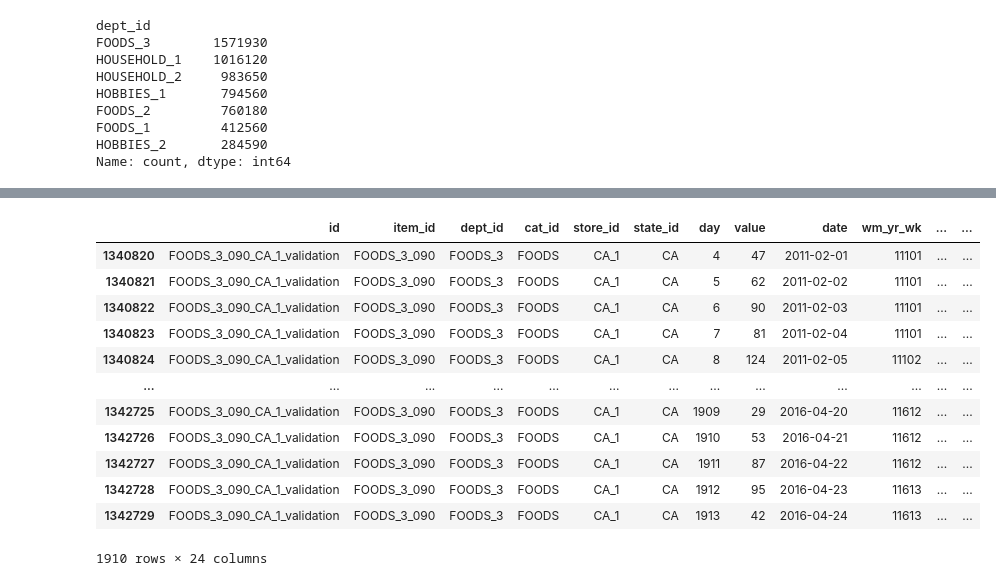
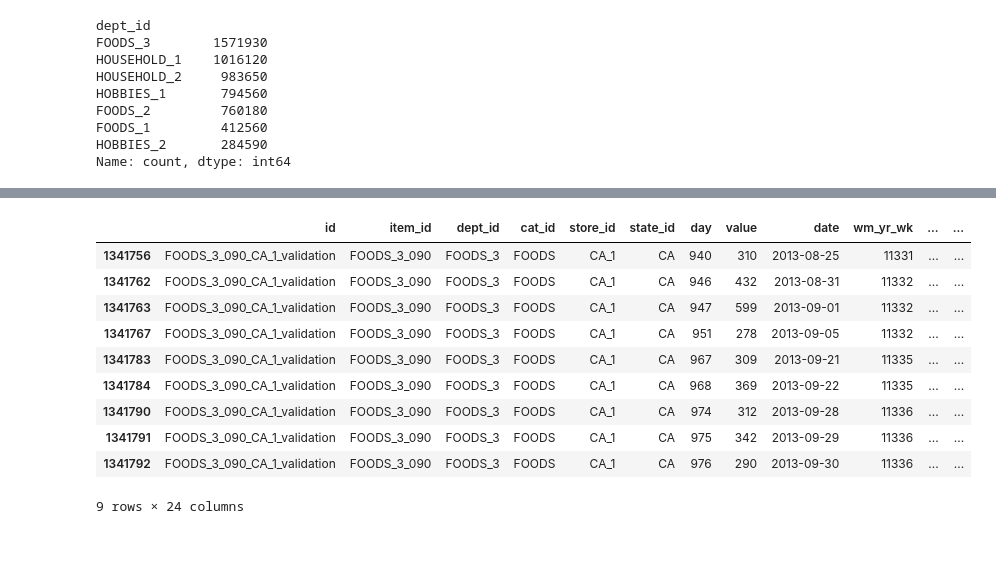
Before and after one commit to klissiadev/gestock, a Jupyter notebook: Anomaly Detection/Anomaly Detection/AnomalyDetection.ipynb, the cells around one changed output, grey strips where cells are left out. Cells and saved outputs as stored; diff of their text form; code cells hidden in the pictures; blank space fills up the shorter version.

```diff
--- a/Anomaly Detection/Anomaly Detection/AnomalyDetection.ipynb
+++ b/Anomaly Detection/Anomaly Detection/AnomalyDetection.ipynb
@@ -340,14 +306,47 @@ movimentacaoLojaCA_1 = movimentacaoLojaCA_1.dropna(subset=['lag_3'])
 # %%
+#  Isolation Forest para detectar anomalias por produto. Pode demorar de 10 a 20 minutos.
+
+"""
+Observações: é possível que apareçam os seguintes erros:
+
+RuntimeWarning: divide by zero encountered in scalar divide
+  return (normal_density.mean() - anomaly_density.mean()) / normal_density.std()
+
+Isso não é problema nos algoritmos das métricas, mas trata-se especificamente do comportamento dos dados de alguns produtos,
+que não possui variação forte no preço nem em venda (desvio padrão muito baixo ou nulo), o que ocasiona a "divisão por zero".
+"""
+
 results = []
+metrics = []
+
 for item_id, group in movimentacaoLojaCA_1.groupby('item_id'):
-    X = group.copy()[feature_cols]
+    X = group[feature_cols]
 
-    scaler = RobustScaler() #  Normalizar dados para reduzir impacto de outliers
+    scaler = RobustScaler()
     X_scaled = scaler.fit_transform(X)
-    model = IsolationForest(n_estimators=300, contamination=0.005, random_state=42, n_jobs=-1)
+
+    model = IsolationForest(
+        n_estimators=100,
+        contamination=0.01,
+        random_state=42,
+        n_jobs=-1
+    )
     model.fit(X_scaled)
 
     group['anomaly_score'] = model.decision_function(X_scaled)
     group['anomaly'] = model.predict(X_scaled)
+
+    loc = local_outlier_consistency(X_scaled, group['anomaly'].values, k=10)
+    sep = anomaly_separation_score(X_scaled, group['anomaly'].values, k=10)
+
+    metrics.append({
+        'item_id': item_id,
+        'LOC': loc,
+        'Anomaly_Separation': sep
+    })
+
     results.append(group)
+
+metrics_df = pd.DataFrame(metrics) #  Salvar métricas calculadas em um dataframe separado para consulta futura.
+metrics_df = metrics_df.set_index('item_id')
 # %%
@@ -355,3 +354,4 @@ pd.concat(results).to_csv('../Data/movimentacaoLojaCA_1_anomalies.csv')
 # %%
-movimentacaoLojaCA_1 = pd.read_csv('../Data/movimentacaoLojaCA_1_anomalies.csv').drop(columns='Unnamed: 0')
+#movimentacaoLojaCA_1 = pd.read_csv('../Data/movimentacaoLojaCA_1_anomalies.csv').drop(columns='Unnamed: 0') #  Recuperar o dataset de onde parou.
+movimentacaoLojaCA_1 = pd.concat(results)
 movimentacaoLojaCA_1['date'] = pd.to_datetime(movimentacaoLojaCA_1['date'])
@@ -448,16 +474,14 @@ plot_item_anomalies(
 # %%
-movimentacaoLojaCA_1[(movimentacaoLojaCA_1['sell_price']>=1.0) & (movimentacaoLojaCA_1['item_id']=='FOODS_3_090')]
+movimentacaoLojaCA_1[(movimentacaoLojaCA_1['anomaly']==-1) & (movimentacaoLojaCA_1['item_id']=='FOODS_3_090')]
 # %% [output]
 |  | id | item_id | dept_id | cat_id | store_id | state_id | day | value | date | wm_yr_wk | ... | ... |
-| 1340820 | FOODS_3_090_CA_1_validation | FOODS_3_090 | FOODS_3 | FOODS | CA_1 | CA | 4 | 47 | 2011-02-01 | 11101 | ... | ... |
-| 1340821 | FOODS_3_090_CA_1_validation | FOODS_3_090 | FOODS_3 | FOODS | CA_1 | CA | 5 | 62 | 2011-02-02 | 11101 | ... | ... |
-| 1340822 | FOODS_3_090_CA_1_validation | FOODS_3_090 | FOODS_3 | FOODS | CA_1 | CA | 6 | 90 | 2011-02-03 | 11101 | ... | ... |
-| 1340823 | FOODS_3_090_CA_1_validation | FOODS_3_090 | FOODS_3 | FOODS | CA_1 | CA | 7 | 81 | 2011-02-04 | 11101 | ... | ... |
-| 1340824 | FOODS_3_090_CA_1_validation | FOODS_3_090 | FOODS_3 | FOODS | CA_1 | CA | 8 | 124 | 2011-02-05 | 11102 | ... | ... |
-| ... | ... | ... | ... | ... | ... | ... | ... | ... | ... | ... | ... | ... |
-| 1342725 | FOODS_3_090_CA_1_validation | FOODS_3_090 | FOODS_3 | FOODS | CA_1 | CA | 1909 | 29 | 2016-04-20 | 11612 | ... | ... |
-| 1342726 | FOODS_3_090_CA_1_validation | FOODS_3_090 | FOODS_3 | FOODS | CA_1 | CA | 1910 | 53 | 2016-04-21 | 11612 | ... | ... |
-| 1342727 | FOODS_3_090_CA_1_validation | FOODS_3_090 | FOODS_3 | FOODS | CA_1 | CA | 1911 | 87 | 2016-04-22 | 11612 | ... | ... |
-| 1342728 | FOODS_3_090_CA_1_validation | FOODS_3_090 | FOODS_3 | FOODS | CA_1 | CA | 1912 | 95 | 2016-04-23 | 11613 | ... | ... |
-| 1342729 | FOODS_3_090_CA_1_validation | FOODS_3_090 | FOODS_3 | FOODS | CA_1 | CA | 1913 | 42 | 2016-04-24 | 11613 | ... | ... |
+| 1341756 | FOODS_3_090_CA_1_validation | FOODS_3_090 | FOODS_3 | FOODS | CA_1 | CA | 940 | 310 | 2013-08-25 | 11331 | ... | ... |
+| 1341762 | FOODS_3_090_CA_1_validation | FOODS_3_090 | FOODS_3 | FOODS | CA_1 | CA | 946 | 432 | 2013-08-31 | 11332 | ... | ... |
+| 1341763 | FOODS_3_090_CA_1_validation | FOODS_3_090 | FOODS_3 | FOODS | CA_1 | CA | 947 | 599 | 2013-09-01 | 11332 | ... | ... |
+| 1341767 | FOODS_3_090_CA_1_validation | FOODS_3_090 | FOODS_3 | FOODS | CA_1 | CA | 951 | 278 | 2013-09-05 | 11332 | ... | ... |
+| 1341783 | FOODS_3_090_CA_1_validation | FOODS_3_090 | FOODS_3 | FOODS | CA_1 | CA | 967 | 309 | 2013-09-21 | 11335 | ... | ... |
+| 1341784 | FOODS_3_090_CA_1_validation | FOODS_3_090 | FOODS_3 | FOODS | CA_1 | CA | 968 | 369 | 2013-09-22 | 11335 | ... | ... |
+| 1341790 | FOODS_3_090_CA_1_validation | FOODS_3_090 | FOODS_3 | FOODS | CA_1 | CA | 974 | 312 | 2013-09-28 | 11336 | ... | ... |
+| 1341791 | FOODS_3_090_CA_1_validation | FOODS_3_090 | FOODS_3 | FOODS | CA_1 | CA | 975 | 342 | 2013-09-29 | 11336 | ... | ... |
+| 1341792 | FOODS_3_090_CA_1_validation | FOODS_3_090 | FOODS_3 | FOODS | CA_1 | CA | 976 | 290 | 2013-09-30 | 11336 | ... | ... |
-1910 rows × 24 columns
+9 rows × 24 columns
```
Also changed, not shown: parts of 20 cells of this notebook.
